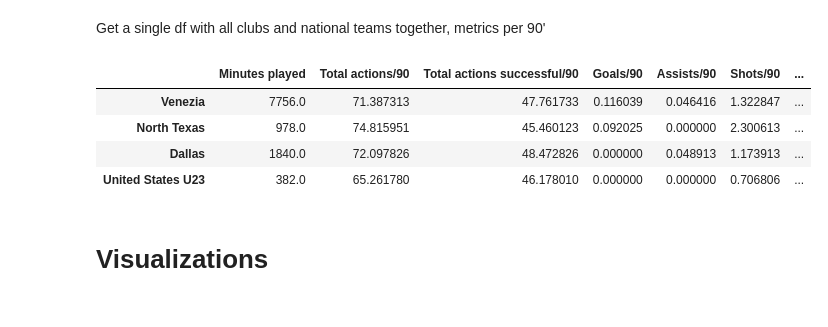
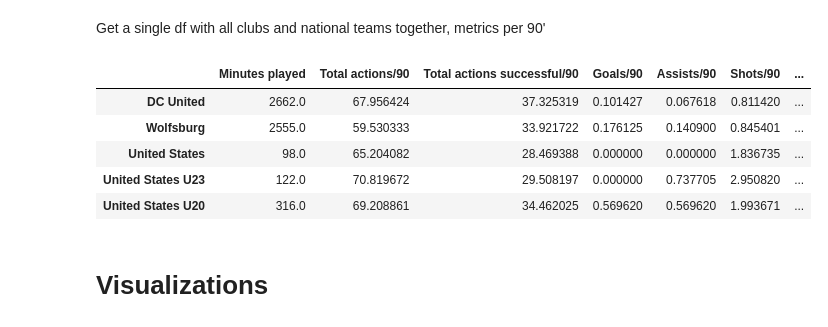
Before and after one commit to Tommy-Las/FootballAnalytics-FinalProject, a Jupyter notebook: code.ipynb, the cells around one changed output. Saved outputs shown, nothing was run; the diff lists cells and outputs as text; code cells hidden in the pictures.

```diff
--- a/code.ipynb
+++ b/code.ipynb
@@ -577,37 +579,38 @@ tessman_teams_df
 # %% [markdown]
 Import the data from an excel from Wyscout and fix the column names
 # %%
-tessman_df = pd.read_excel("USA Data/Player stats T. Tessmann.xlsx")
+paredes_df = pd.read_excel("USA Data/Player stats K. Paredes.xlsx")
 # %% [markdown]
 Get a single df with all clubs and national teams together, metrics per 90'
 # %%
 cols = ["Team", 'Minutes played',
        'Total actions', 'Total actions successful', 'Goals', 'Assists',
        'Shots', 'Shots on target', 'xG', 'Passes', 'Passes accurate',
        'Long passes', 'Long passes accurate', 'Crosses', 'Crosses accurate',
        'Dribbles', 'Dribbles successful', 'Duels', 'Duels won',
        'Interceptions', 'Losses', 'Losses own half', 'Recoveries',
        'Recoveries opp. half', 'Yellow card', 'Red card', 'Defensive duels',
        'Defensive duels won', 'Loose ball duels', 'Loose ball duels won',
        'Sliding tackles', 'Sliding tackles successful', 'Clearances', 'Fouls',
        'Yellow cards', 'Red cards', 'Shot assists', 'Offensive duels',
        'Offensive duels won', 'Touches in penalty area', 'Offsides',
        'Progressive runs', 'Fouls suffered', 'Through passes',
        'Through passes accurate', 'xA', 'Second assists',
        'Passes to final third', 'Passes to final third accurate',
        'Passes to penalty area', 'Passes to penalty area accurate',
        'Received passes', 'Forward passes', 'Forward passes accurate',
        'Back passes', 'Back passes accurate']
 
-teams = ["Venezia", "North Texas", "Dallas", "United States U23"]
-tessman_teams_df = df_all_teams(tessman_df, teams, cols)
-tessman_teams_df
+teams = ["DC United", "Wolfsburg", "Londoun United","United States", "United States U23", "United States U20"]
+paredes_teams_df = df_all_teams(paredes_df, teams, cols)
+paredes_teams_df
 # %% [output]
 |  | Minutes played | Total actions/90 | Total actions successful/90 | Goals/90 | Assists/90 | Shots/90 | ... |
-| Venezia | 7756.0 | 71.387313 | 47.761733 | 0.116039 | 0.046416 | 1.322847 | ... |
-| North Texas | 978.0 | 74.815951 | 45.460123 | 0.092025 | 0.000000 | 2.300613 | ... |
-| Dallas | 1840.0 | 72.097826 | 48.472826 | 0.000000 | 0.048913 | 1.173913 | ... |
-| United States U23 | 382.0 | 65.261780 | 46.178010 | 0.000000 | 0.000000 | 0.706806 | ... |
+| DC United | 2662.0 | 67.956424 | 37.325319 | 0.101427 | 0.067618 | 0.811420 | ... |
+| Wolfsburg | 2555.0 | 59.530333 | 33.921722 | 0.176125 | 0.140900 | 0.845401 | ... |
+| United States | 98.0 | 65.204082 | 28.469388 | 0.000000 | 0.000000 | 1.836735 | ... |
+| United States U23 | 122.0 | 70.819672 | 29.508197 | 0.000000 | 0.737705 | 2.950820 | ... |
+| United States U20 | 316.0 | 69.208861 | 34.462025 | 0.569620 | 0.569620 | 1.993671 | ... |
 # %% [markdown]
 # Visualizations
 # %%
```
Also changed, not shown: parts of 7 cells of this notebook.
